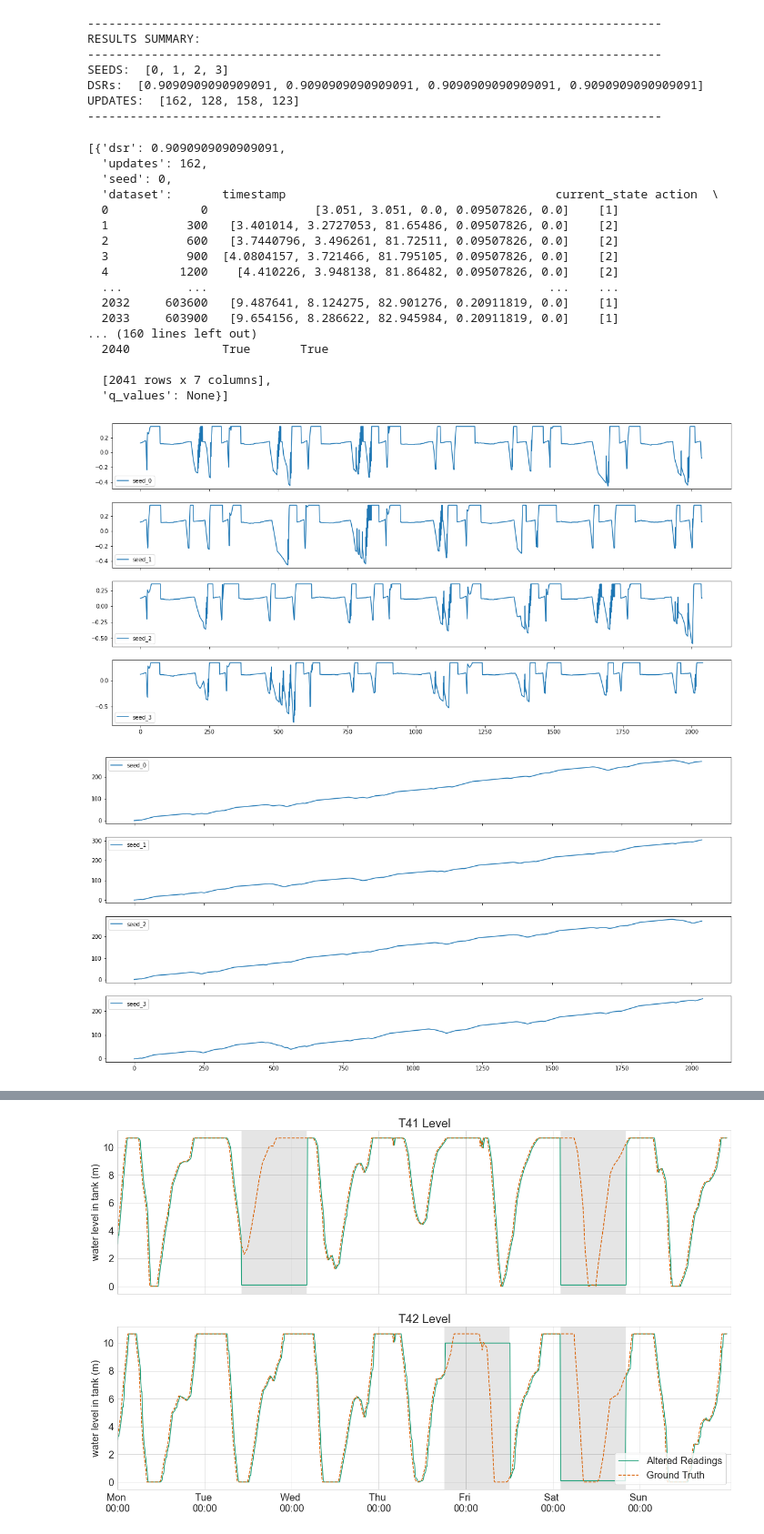
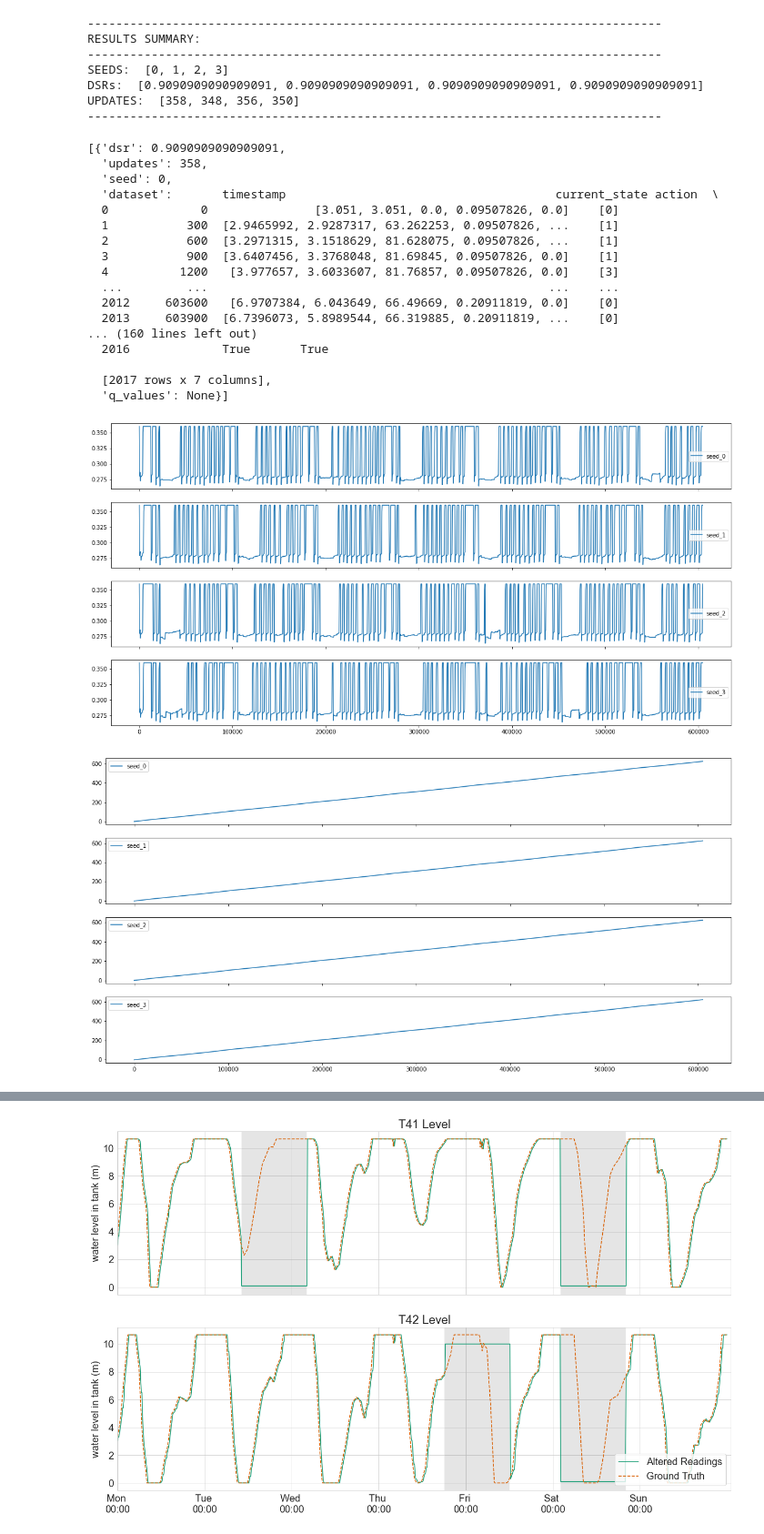
Before and after one commit to Daveonwave/epynet_CPS, a Jupyter notebook: epynet_cps/notebooks/complete_analysis.ipynb, the cells around one changed output, grey strips where cells are left out. Shown at 91% size. Cells and saved outputs as stored; diff of their text form; code cells hidden in the pictures.

```diff
--- a/epynet_cps/notebooks/complete_analysis.ipynb
+++ b/epynet_cps/notebooks/complete_analysis.ipynb
@@ -18,7 +18,7 @@ folder = 'to_load/'
 # %%
 # ['epynet', 'attacks']
 what = 'epynet'
-simulation_folder = 'weighted_incremental_overflow_penalty_2'
+simulation_folder = 'good_90_eps'
 # %%
 filename = simulation_folder + '/dataset'
 
@@ -77,7 +77,7 @@ RESULTS SUMMARY:
 ---------------------------------------------------------------------------------
 SEEDS:  [0, 1, 2, 3]
 DSRs:  [0.9090909090909091, 0.9090909090909091, 0.9090909090909091, 0.9090909090909091]
-UPDATES:  [162, 128, 158, 123]
+UPDATES:  [358, 348, 356, 350]
 ---------------------------------------------------------------------------------
 # %%
 model = res['eval']
@@ -85,37 +85,37 @@ model = res['eval']
 model
 # %% [output]
 [{'dsr': 0.9090909090909091,
-  'updates': 162,
+  'updates': 358,
   'seed': 0,
   'dataset':       timestamp                                      current_state action  \
-  0             0               [3.051, 3.051, 0.0, 0.09507826, 0.0]    [1]
-  1           300   [3.401014, 3.2727053, 81.65486, 0.09507826, 0.0]    [2]
-  2           600   [3.7440796, 3.496261, 81.72511, 0.09507826, 0.0]    [2]
-  3           900  [4.0804157, 3.721466, 81.795105, 0.09507826, 0.0]    [2]
-  4          1200    [4.410226, 3.948138, 81.86482, 0.09507826, 0.0]    [2]
+  0             0               [3.051, 3.051, 0.0, 0.09507826, 0.0]    [0]
+  1           300  [2.9465992, 2.9287317, 63.262253, 0.09507826, ...    [1]
+  2           600  [3.2971315, 3.1518629, 81.628075, 0.09507826, ...    [1]
+  3           900  [3.6407456, 3.3768048, 81.69845, 0.09507826, 0.0]    [1]
+  4          1200   [3.977657, 3.6033607, 81.76857, 0.09507826, 0.0]    [3]
   ...         ...                                                ...    ...
-  2032     603600   [9.487641, 8.124275, 82.901276, 0.20911819, 0.0]    [1]
-  2033     603900   [9.654156, 8.286622, 82.945984, 0.20911819, 0.0]    [1]
+  2012     603600   [6.9707384, 6.043649, 66.49669, 0.20911819, 0.0]    [0]
+  2013     603900  [6.7396073, 5.8989544, 66.319885, 0.20911819, ...    [0]
 ... (160 lines left out)
-  2040             True       True
+  2016             True       True
 
-  [2041 rows x 7 columns],
+  [2017 rows x 7 columns],
   'q_values': None}]
 # %%
 # IMMEDIATE REWARD
 
 model = res['eval']
 
 fig, axs = plt.subplots(4, 1, figsize=(20,10), sharex=True)
 
 for seed in range(len(model)):
     rewards = model[seed]['dataset']['reward']
-    xvalues = [model[seed]['dataset']['current_state'][step][0] * model[seed]['dataset']['current_state'][step][1] for step in range(len(model[seed]['dataset']['current_state']))]
+    xvalues = model[seed]['dataset']['timestamp']
 
-    axs[seed].plot(rewards, label="seed_" + str(seed))
+    axs[seed].plot(xvalues, rewards, label="seed_" + str(seed))
     axs[seed].legend()
 # %% [output]
-[figure, old version]
+[figure, new version]
 # %%
 # CUMULATIVE REWARD
 
@@ -129,10 +129,12 @@ for seed in range(len(model)):
         cum_reward += rew
         cum_reward_list.append(cum_reward)
 
-    axs[seed].plot(cum_reward_list, label='seed_' + str(seed))
+    xvalues = model[seed]['dataset']['timestamp']
+
+    axs[seed].plot(xvalues, cum_reward_list, label='seed_' + str(seed))
     axs[seed].legend()
 # %% [output]
-[figure, old version]
+[figure, new version]
 # %%
 model[seed]['dataset']['action'].values
 # %% [output]
```
Also changed, not shown: parts of 5 cells of this notebook, 10 other files.
